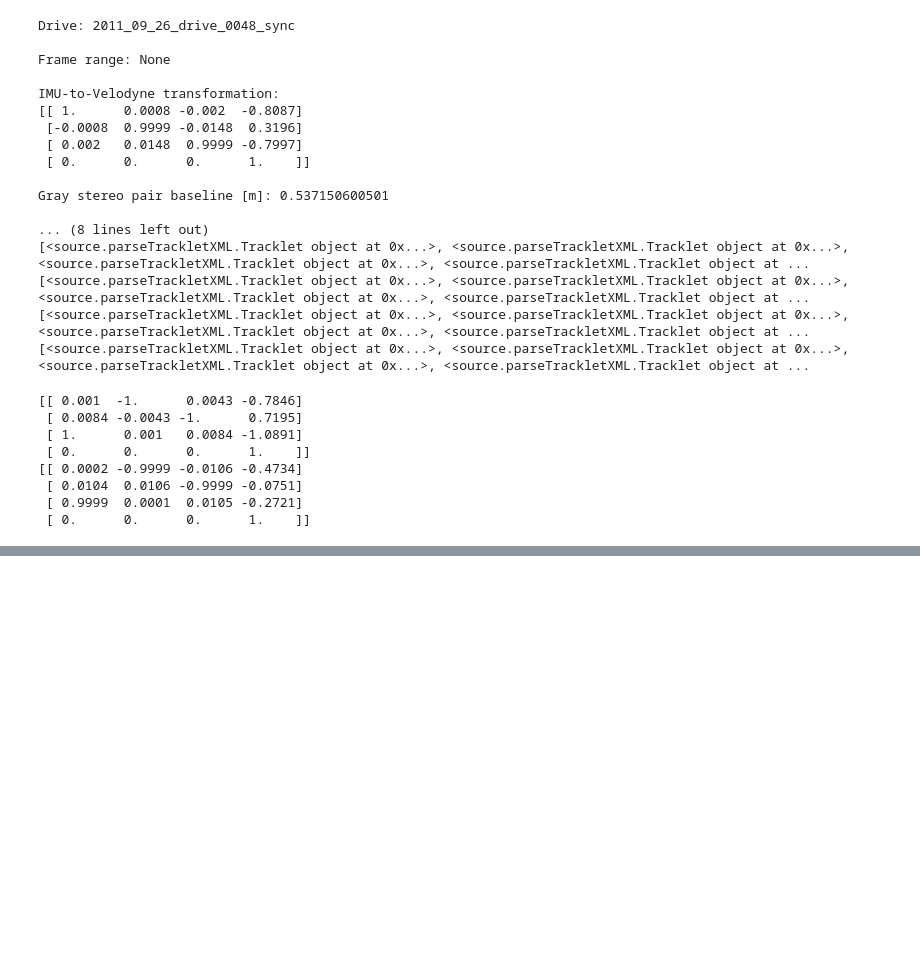
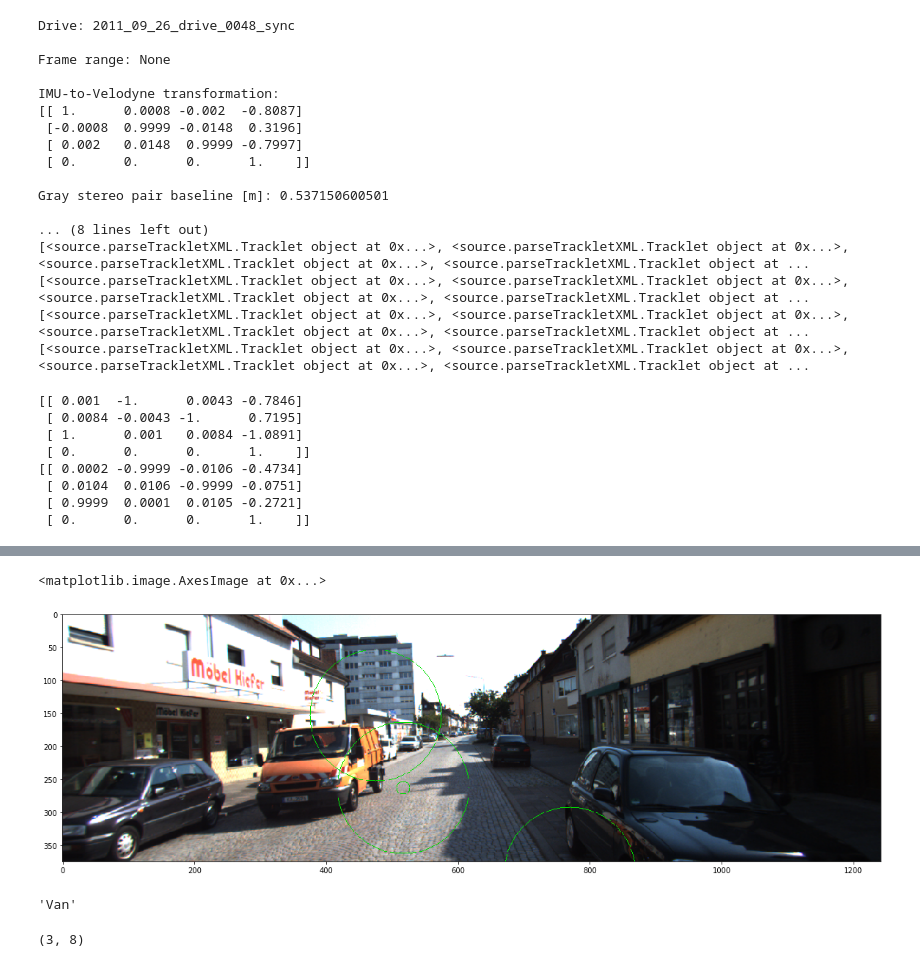
Before and after one commit to david-woo-instacart/self-driving-cars, a Jupyter notebook: plane-segmentation/Plane-segmentation.ipynb, the cells around one changed output, grey strips where cells are left out. Cells and saved outputs as stored; diff of their text form; code cells hidden in the pictures; blank space fills up the shorter version.

```diff
--- a/plane-segmentation/Plane-segmentation.ipynb
+++ b/plane-segmentation/Plane-segmentation.ipynb
@@ -512,0 +507,22 @@ Additionally we will only visualise 20% of the point cloud, as each frame contai
+# %%
+fig1 = plt.figure(figsize=(20, 20))
+
+cv2.circle(rgb_img, (770, 392), 100, [0, 35, 0])
+cv2.circle(rgb_img, (475, 153), 100, [0, 35, 0])
+
+cv2.circle(rgb_img, (517, 263), 100, [0, 35, 0])
+
+plt.imshow(rgb_img)
+# %% [output]
+<matplotlib.image.AxesImage at 0x...>
+[figure, added]
+# %%
+tracklet_rects[0][0]#[0].shape
+
+tracklet_types[0][0]
+# %% [output]
+'Van'
+# %%
+tracklet_rects[0][0].shape
+# %% [output]
+(3, 8)
```
Also changed, not shown: parts of 31 cells of this notebook.
